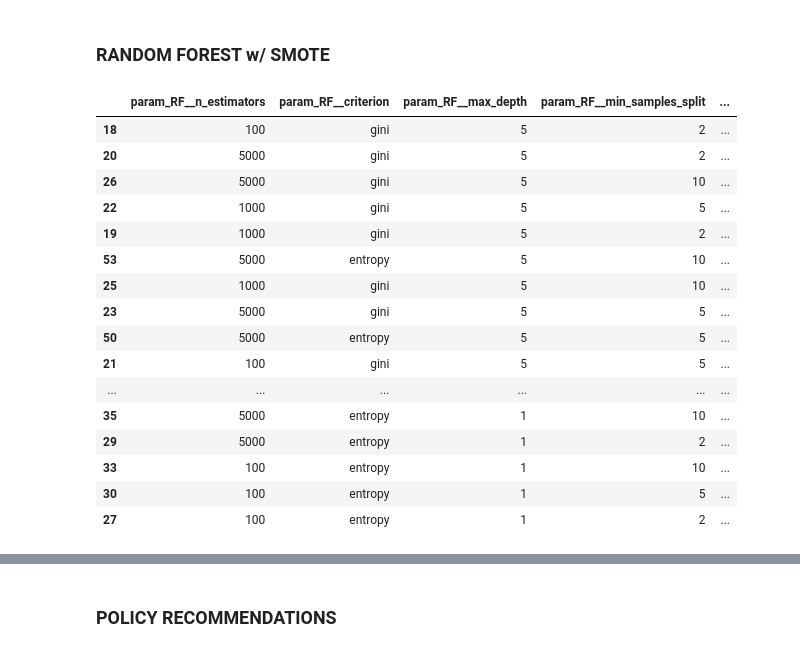
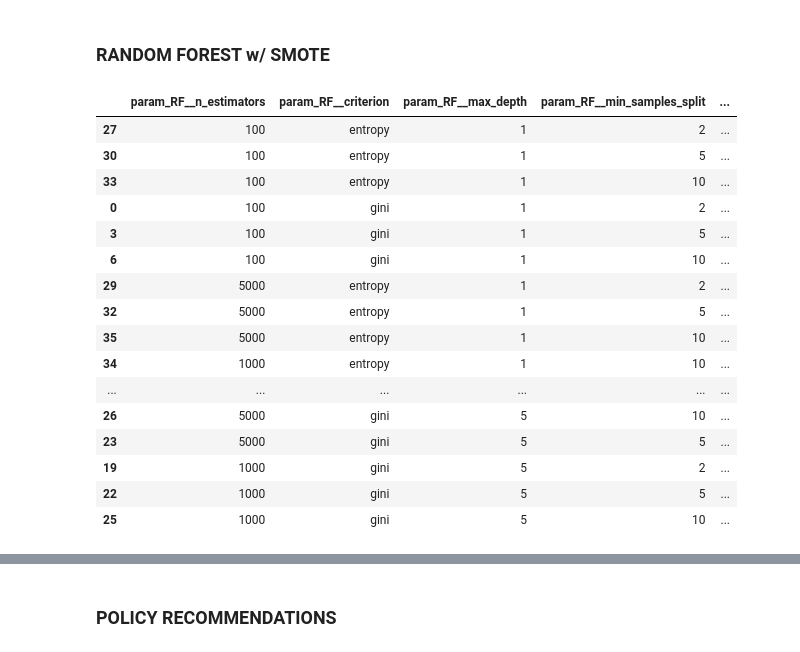
Before and after one commit to vbalza/chicago_water_lead, a Jupyter notebook: Random Forest Models.ipynb, the cells around one changed output, grey strips where cells are left out. Cells and saved outputs as stored; diff of their text form; code cells hidden in the pictures.

```diff
--- a/Random Forest Models.ipynb
+++ b/Random Forest Models.ipynb
@@ -226,46 +226,46 @@ Test Recall: 0.8091
 # %%
 from imblearn.pipeline import Pipeline
 from imblearn.over_sampling import SMOTE
 
 x_train, x_test, y_train, y_test =  train_test_split(full_features, threshold_high,
                                                         test_size=0.2, random_state=0)
 
 GRID = {'RF__n_estimators': [100, 1000, 5000], 'RF__criterion': ['gini', 'entropy'], 'RF__max_depth': [1, 3, 5],
                       'RF__min_samples_split': [2,5,10], 'RF__random_state': [0]}
 
 pipe = Pipeline([('SM', SMOTE(random_state=0)),
                 ('RF', RandomForestClassifier())])
 grid_model = GridSearchCV(estimator=pipe,
                           param_grid=GRID,
                           cv=10,
                           return_train_score=True,
-                          refit='accuracy',
+                          refit='recall',
                           scoring=('accuracy', 'precision', 'recall')
 )
 
 
 grid_model = grid_model.fit(x_train, np.ravel(y_train))
 predicted_y = grid_model.predict(x_test)
 cv_results = pd.DataFrame(grid_model.cv_results_)
 ranked_cv=cv_results.sort_values(by=['rank_test_recall'])
 ranked_cv[['param_RF__n_estimators', 'param_RF__criterion', 'param_RF__max_depth', 'param_RF__min_samples_split', 'rank_test_recall',
            'mean_test_accuracy', 'mean_test_precision', 'mean_test_recall']]
 # %% [output]
 |  | param_RF__n_estimators | param_RF__criterion | param_RF__max_depth | param_RF__min_samples_split | ... |
-| 18 | 100 | gini | 5 | 2 | ... |
-| 20 | 5000 | gini | 5 | 2 | ... |
+| 27 | 100 | entropy | 1 | 2 | ... |
+| 30 | 100 | entropy | 1 | 5 | ... |
+| 33 | 100 | entropy | 1 | 10 | ... |
+| 0 | 100 | gini | 1 | 2 | ... |
+| 3 | 100 | gini | 1 | 5 | ... |
+| 6 | 100 | gini | 1 | 10 | ... |
+| 29 | 5000 | entropy | 1 | 2 | ... |
+| 32 | 5000 | entropy | 1 | 5 | ... |
+| 35 | 5000 | entropy | 1 | 10 | ... |
+| 34 | 1000 | entropy | 1 | 10 | ... |
+| ... | ... | ... | ... | ... | ... |
 | 26 | 5000 | gini | 5 | 10 | ... |
+| 23 | 5000 | gini | 5 | 5 | ... |
+| 19 | 1000 | gini | 5 | 2 | ... |
 | 22 | 1000 | gini | 5 | 5 | ... |
-| 19 | 1000 | gini | 5 | 2 | ... |
-| 53 | 5000 | entropy | 5 | 10 | ... |
 | 25 | 1000 | gini | 5 | 10 | ... |
-| 23 | 5000 | gini | 5 | 5 | ... |
-| 50 | 5000 | entropy | 5 | 5 | ... |
-| 21 | 100 | gini | 5 | 5 | ... |
-| ... | ... | ... | ... | ... | ... |
-| 35 | 5000 | entropy | 1 | 10 | ... |
-| 29 | 5000 | entropy | 1 | 2 | ... |
-| 33 | 100 | entropy | 1 | 10 | ... |
-| 30 | 100 | entropy | 1 | 5 | ... |
-| 27 | 100 | entropy | 1 | 2 | ... |
 # %%
```
Also changed, not shown: parts of 4 cells of this notebook.
